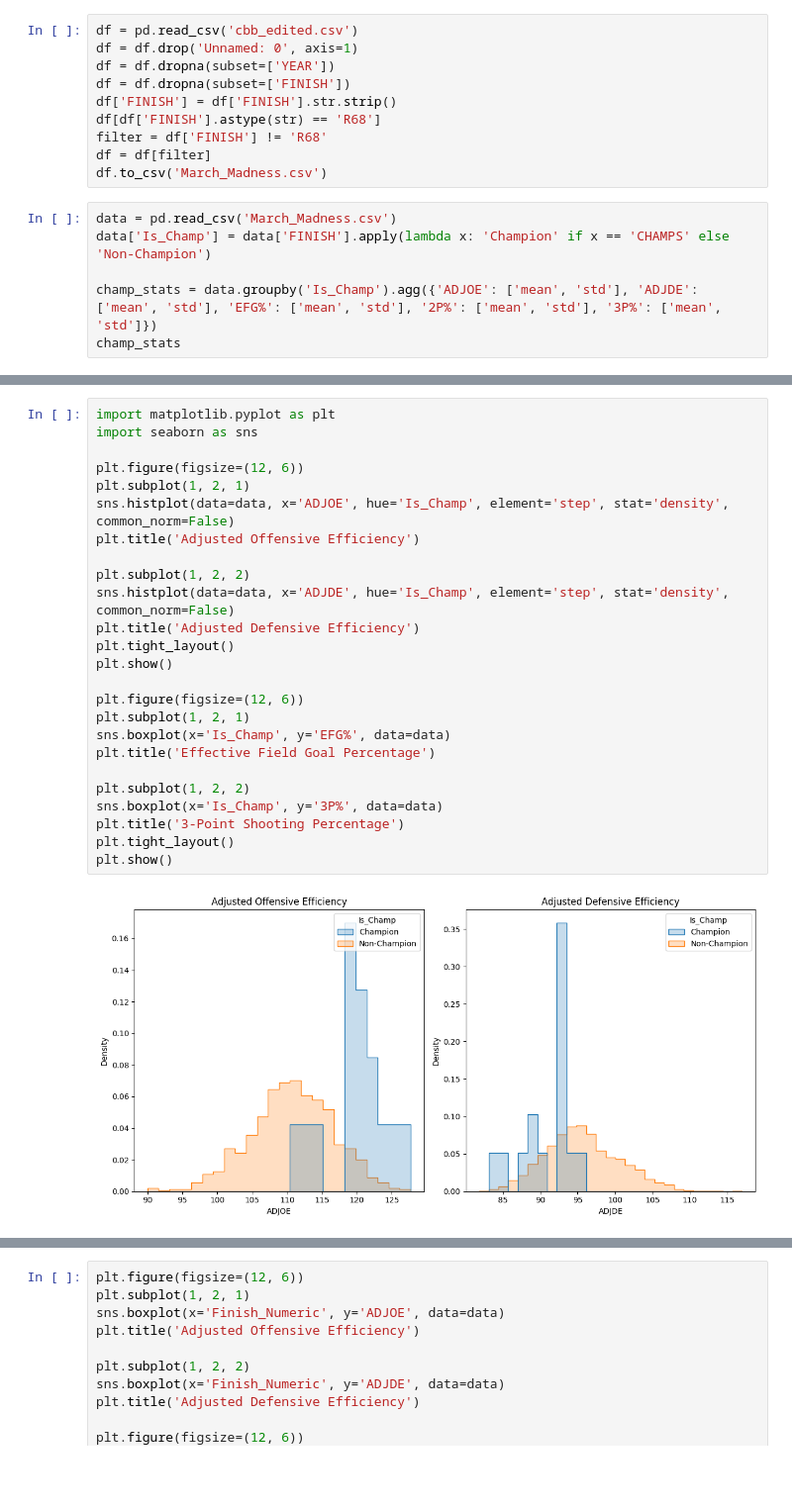
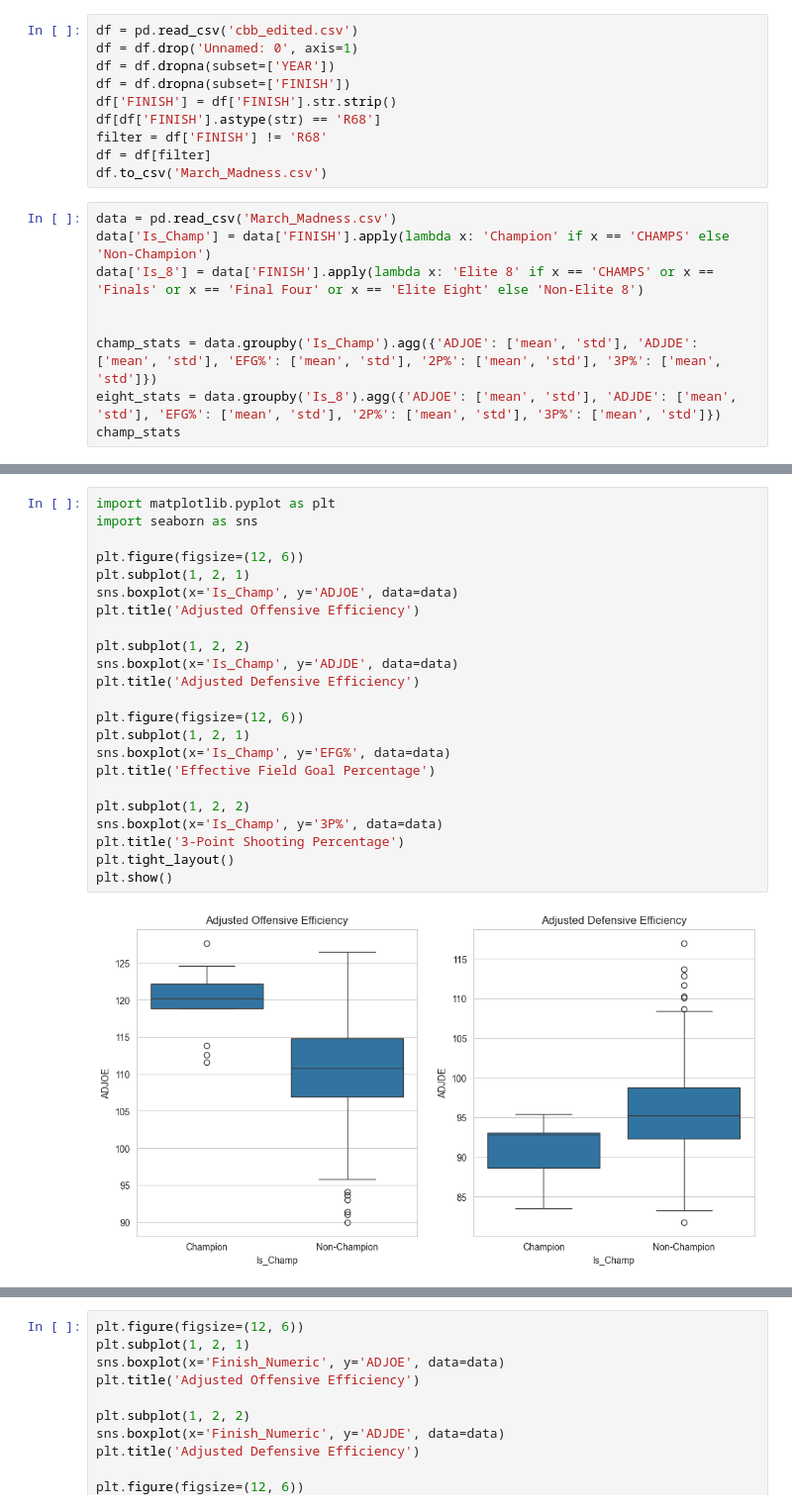
Before and after one commit to Edubs2003/MarchMadness, a Jupyter notebook: Ethan.ipynb, the cells around one changed output, grey strips where cells are left out. Shown: that part at 99% size. Cells and saved outputs as stored; diff of their text form; blank space fills up the shorter version.

```diff
--- a/Ethan.ipynb
+++ b/Ethan.ipynb
@@ -42,8 +42,11 @@ df.to_csv('March_Madness.csv')
 # %%
 data = pd.read_csv('March_Madness.csv')
 data['Is_Champ'] = data['FINISH'].apply(lambda x: 'Champion' if x == 'CHAMPS' else 'Non-Champion')
+data['Is_8'] = data['FINISH'].apply(lambda x: 'Elite 8' if x == 'CHAMPS' or x == 'Finals' or x == 'Final Four' or x == 'Elite Eight' else 'Non-Elite 8')
+
 
 champ_stats = data.groupby('Is_Champ').agg({'ADJOE': ['mean', 'std'], 'ADJDE': ['mean', 'std'], 'EFG%': ['mean', 'std'], '2P%': ['mean', 'std'], '3P%': ['mean', 'std']})
+eight_stats = data.groupby('Is_8').agg({'ADJOE': ['mean', 'std'], 'ADJDE': ['mean', 'std'], 'EFG%': ['mean', 'std'], '2P%': ['mean', 'std'], '3P%': ['mean', 'std']})
 champ_stats
 # %% [output]
 |  | ADJOE |  | ADJDE |  | EFG% |  | 2P% |  | 3P% |  |
@@ -54,27 +65,25 @@ champ_stats
 # %%
 import matplotlib.pyplot as plt
 import seaborn as sns
 
 plt.figure(figsize=(12, 6))
 plt.subplot(1, 2, 1)
-sns.histplot(data=data, x='ADJOE', hue='Is_Champ', element='step', stat='density', common_norm=False)
+sns.boxplot(x='Is_Champ', y='ADJOE', data=data)
 plt.title('Adjusted Offensive Efficiency')
 
 plt.subplot(1, 2, 2)
-sns.histplot(data=data, x='ADJDE', hue='Is_Champ', element='step', stat='density', common_norm=False)
+sns.boxplot(x='Is_Champ', y='ADJDE', data=data)
 plt.title('Adjusted Defensive Efficiency')
-plt.tight_layout()
-plt.show()
 
 plt.figure(figsize=(12, 6))
 plt.subplot(1, 2, 1)
 sns.boxplot(x='Is_Champ', y='EFG%', data=data)
 plt.title('Effective Field Goal Percentage')
 
 plt.subplot(1, 2, 2)
 sns.boxplot(x='Is_Champ', y='3P%', data=data)
 plt.title('3-Point Shooting Percentage')
 plt.tight_layout()
 plt.show()
 # %% [output]
-[figure, old version]
+[figure, new version]
```
Also changed, not shown: parts of 12 cells of this notebook.
